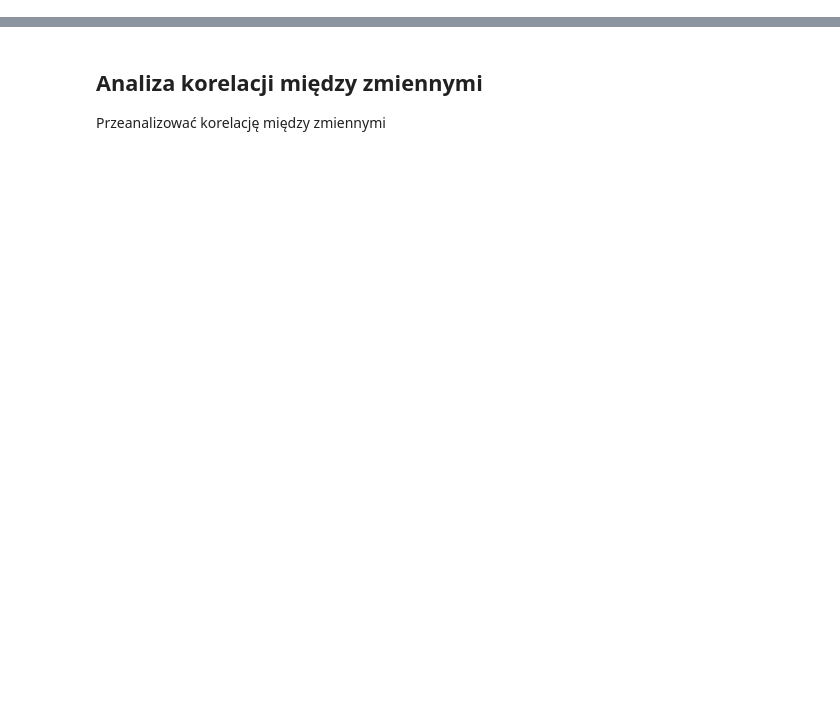
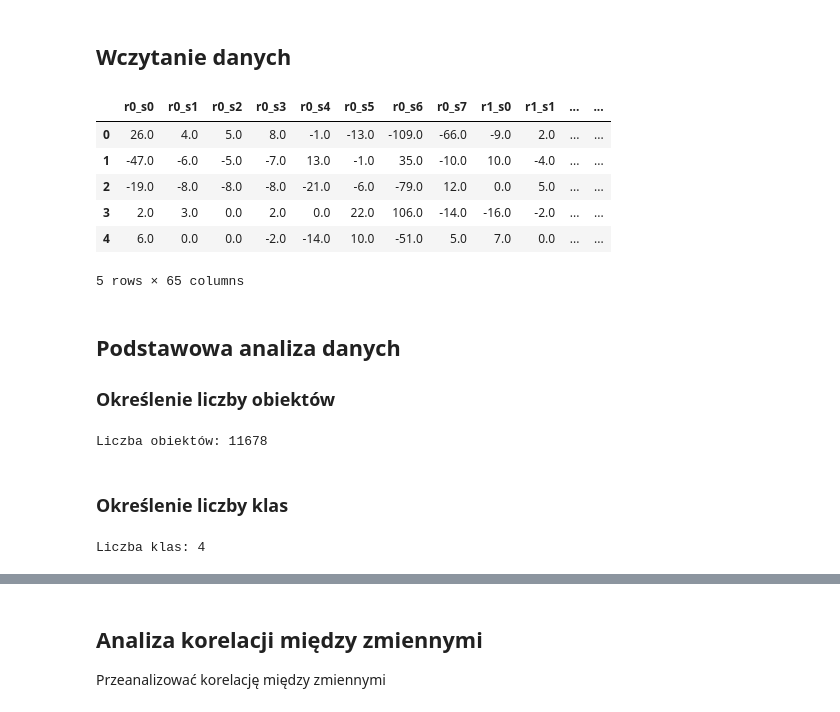
Before and after one commit to dkacperski97/gesture-classification, a Jupyter notebook: gesture-classification.ipynb, the cells around one changed output, grey strips where cells are left out. Drawn from its saved outputs; the diff is of its cells as text; code cells hidden in the pictures; blank space fills up the shorter version.

```diff
--- a/gesture-classification.ipynb
+++ b/gesture-classification.ipynb
@@ -15,0 +12,41 @@ Określić liczbę obiektów, liczbę klas, zakresy zmienności poszczególnych
+# %% [markdown]
+## Wczytanie danych
+# %%
+import pandas as pd
+
+path = r'./data/'
+dt = [pd.read_csv(path + str(file) + '.csv', header=None) for file in range(0, 4)]
+
+columns = ['r' + str(reading) + '_s' + str(sensor) for reading in range(0, 8) for sensor in range(0, 8)] + ['gesture']
+for dta in dt:
+    dta.columns = columns
+
+data = pd.concat(dt, sort=False)
+
+data.head()
+# %% [output]
+|  | r0_s0 | r0_s1 | r0_s2 | r0_s3 | r0_s4 | r0_s5 | r0_s6 | r0_s7 | r1_s0 | r1_s1 | ... | ... |
+| 0 | 26.0 | 4.0 | 5.0 | 8.0 | -1.0 | -13.0 | -109.0 | -66.0 | -9.0 | 2.0 | ... | ... |
+| 1 | -47.0 | -6.0 | -5.0 | -7.0 | 13.0 | -1.0 | 35.0 | -10.0 | 10.0 | -4.0 | ... | ... |
+| 2 | -19.0 | -8.0 | -8.0 | -8.0 | -21.0 | -6.0 | -79.0 | 12.0 | 0.0 | 5.0 | ... | ... |
+| 3 | 2.0 | 3.0 | 0.0 | 2.0 | 0.0 | 22.0 | 106.0 | -14.0 | -16.0 | -2.0 | ... | ... |
+| 4 | 6.0 | 0.0 | 0.0 | -2.0 | -14.0 | 10.0 | -51.0 | 5.0 | 7.0 | 0.0 | ... | ... |
+5 rows × 65 columns
+# %% [markdown]
+## Podstawowa analiza danych
+
+### Określenie liczby obiektów
+# %%
+objects_number = len(data.index)
+
+print('Liczba obiektów:', objects_number)
+# %% [output]
+Liczba obiektów: 11678
+# %% [markdown]
+### Określenie liczby klas
+# %%
+classes_number = len(data['gesture'].unique())
+
+print('Liczba klas:', classes_number)
+# %% [output]
+Liczba klas: 4
```
Also changed, not shown: parts of 16 cells of this notebook.
